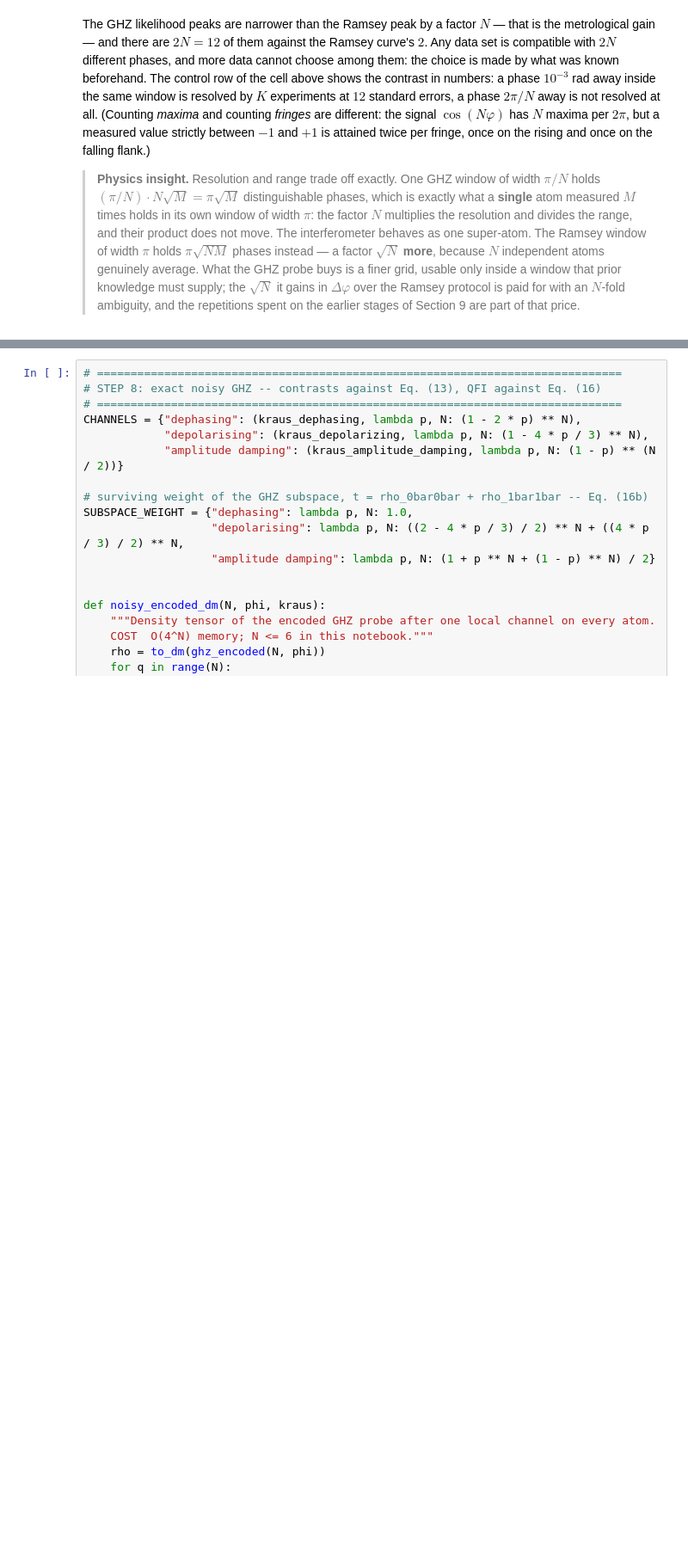
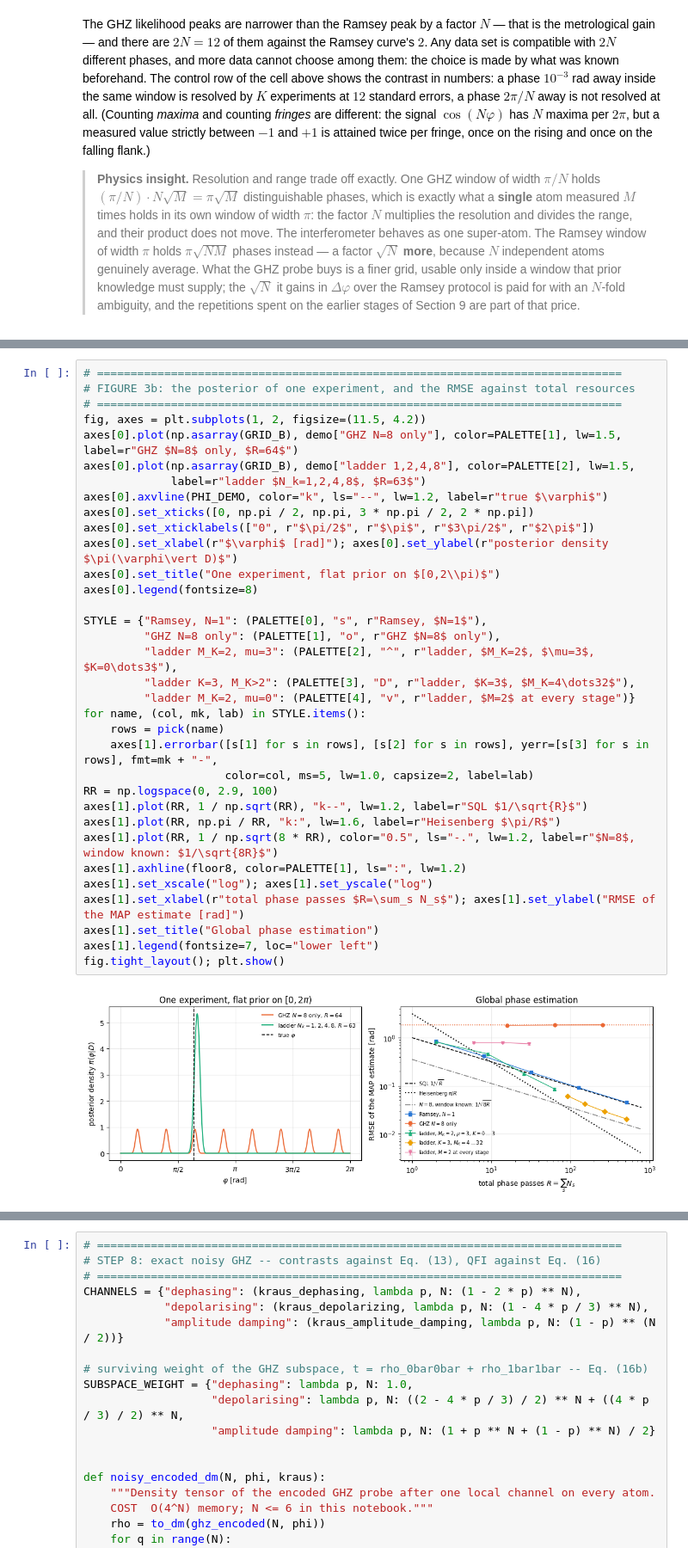
Before and after one commit to MarcinPlodzien/quantum-many-body-simulation, a Jupyter notebook: ch10_quantum_metrology_protocols/32_ghz_interferometry_heisenberg_limit.ipynb, the cells around one changed output, grey strips where cells are left out. Shown at 86% size. Saved outputs shown, nothing was run; the diff lists cells and outputs as text; blank space fills up the shorter version.

Commit message:
Chapter 10: notebook 32 Bayesian ladder, consistency pass

```diff
--- a/ch10_quantum_metrology_protocols/32_ghz_interferometry_heisenberg_limit.ipynb
+++ b/ch10_quantum_metrology_protocols/32_ghz_interferometry_heisenberg_limit.ipynb
@@ -1483,0 +1700,36 @@ is attained twice per fringe, once on the rising and once on the falling flank.)
+# %%
+# ==============================================================================
+# FIGURE 3b: the posterior of one experiment, and the RMSE against total resources
+# ==============================================================================
+fig, axes = plt.subplots(1, 2, figsize=(11.5, 4.2))
+axes[0].plot(np.asarray(GRID_B), demo["GHZ N=8 only"], color=PALETTE[1], lw=1.5, label=r"GHZ $N=8$ only, $R=64$")
+axes[0].plot(np.asarray(GRID_B), demo["ladder 1,2,4,8"], color=PALETTE[2], lw=1.5,
+             label=r"ladder $N_k=1,2,4,8$, $R=63$")
+axes[0].axvline(PHI_DEMO, color="k", ls="--", lw=1.2, label=r"true $\varphi$")
+axes[0].set_xticks([0, np.pi / 2, np.pi, 3 * np.pi / 2, 2 * np.pi])
+axes[0].set_xticklabels(["0", r"$\pi/2$", r"$\pi$", r"$3\pi/2$", r"$2\pi$"])
+axes[0].set_xlabel(r"$\varphi$ [rad]"); axes[0].set_ylabel(r"posterior density $\pi(\varphi\vert D)$")
+axes[0].set_title("One experiment, flat prior on $[0,2\\pi)$")
+axes[0].legend(fontsize=8)
+
+STYLE = {"Ramsey, N=1": (PALETTE[0], "s", r"Ramsey, $N=1$"),
+         "GHZ N=8 only": (PALETTE[1], "o", r"GHZ $N=8$ only"),
+         "ladder M_K=2, mu=3": (PALETTE[2], "^", r"ladder, $M_K=2$, $\mu=3$, $K=0\dots3$"),
+         "ladder K=3, M_K>2": (PALETTE[3], "D", r"ladder, $K=3$, $M_K=4\dots32$"),
+         "ladder M_K=2, mu=0": (PALETTE[4], "v", r"ladder, $M=2$ at every stage")}
+for name, (col, mk, lab) in STYLE.items():
+    rows = pick(name)
+    axes[1].errorbar([s[1] for s in rows], [s[2] for s in rows], yerr=[s[3] for s in rows], fmt=mk + "-",
+                     color=col, ms=5, lw=1.0, capsize=2, label=lab)
+RR = np.logspace(0, 2.9, 100)
+axes[1].plot(RR, 1 / np.sqrt(RR), "k--", lw=1.2, label=r"SQL $1/\sqrt{R}$")
+axes[1].plot(RR, np.pi / RR, "k:", lw=1.6, label=r"Heisenberg $\pi/R$")
+axes[1].plot(RR, 1 / np.sqrt(8 * RR), color="0.5", ls="-.", lw=1.2, label=r"$N=8$, window known: $1/\sqrt{8R}$")
+axes[1].axhline(floor8, color=PALETTE[1], ls=":", lw=1.2)
+axes[1].set_xscale("log"); axes[1].set_yscale("log")
+axes[1].set_xlabel(r"total phase passes $R=\sum_s N_s$"); axes[1].set_ylabel("RMSE of the MAP estimate [rad]")
+axes[1].set_title("Global phase estimation")
+axes[1].legend(fontsize=7, loc="lower left")
+fig.tight_layout(); plt.show()
+# %% [output]
+[figure, added]
```
Also changed, not shown: parts of 14 cells of this notebook, 19 other files.
